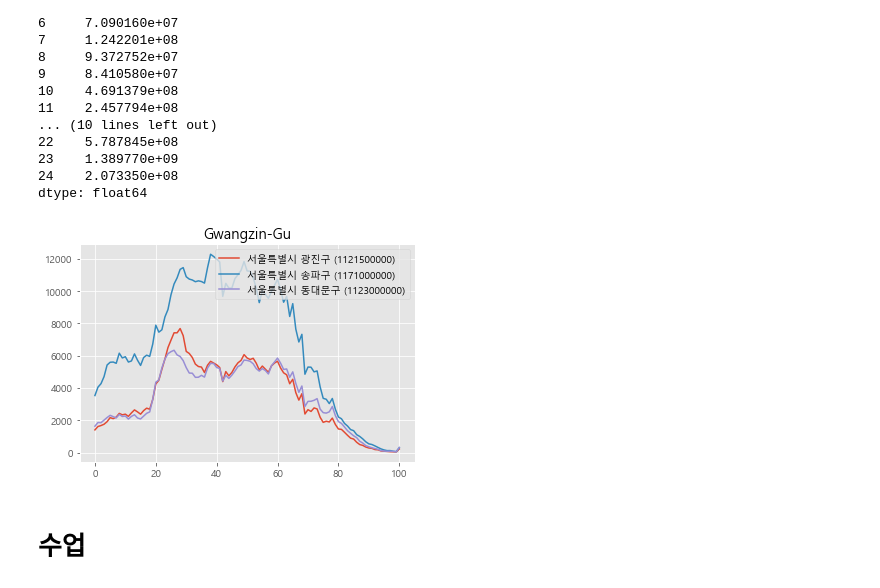
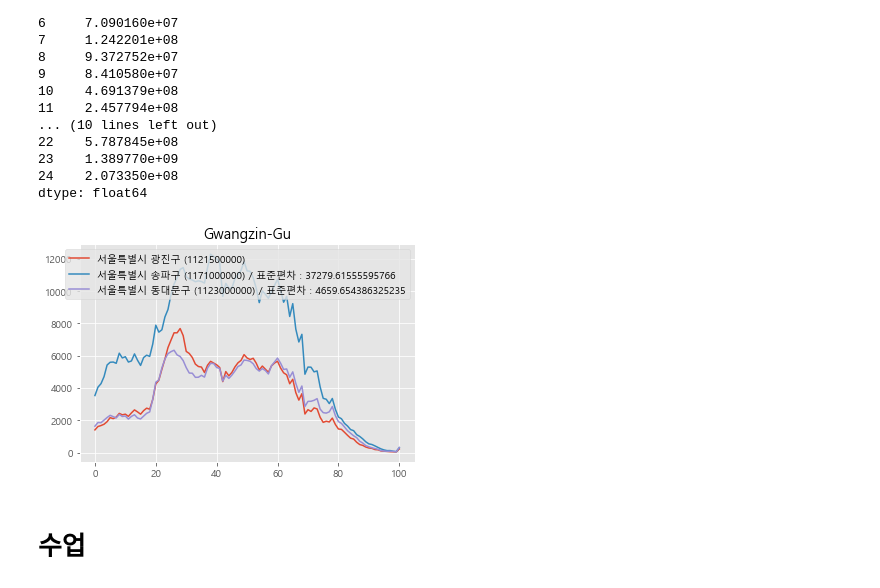
Before and after one commit to Jionee/OpenSrcSW, a Jupyter notebook: week14_lab.ipynb, the cells around one changed output. Saved outputs shown, nothing was run; the diff lists cells and outputs as text; code cells hidden in the pictures.

Commit message:
week14 표준편차 추가

```diff
--- a/week14_lab.ipynb
+++ b/week14_lab.ipynb
@@ -124,22 +125,27 @@ dtype: float64
 # %%
 # .loc[] 은 인덱스(index)를 기준으로 행 데이터를 추출합니다.
 # • .iloc[]은 행 번호를 기준으로 행 데이터를 추출합니다.
+import math
 
 gwangzin = df.loc[gwangzinIndex] #df.loc[index] : dataframe에서 행 뽑아오기
 maxLoc = df.loc[maxIndex]
 minLoc = df.loc[minIndex]
 
 plt.title('Gwangzin-Gu')
 plt.style.use('ggplot') #격자무늬
 plt.rc('font', family='Malgun Gothic') #폰트
 
-plt.plot(kwangzin,label=name[gwangzinIndex+1])
-plt.plot(maxLoc,label=name[maxIndex+1])
-plt.plot(minLoc,label=name[minIndex+1])
+#표준편차 ()
+minSD = math.sqrt(float(result5[minIndex]))
+maxSD = math.sqrt(float(result5[maxIndex]))
+
+plt.plot(gwangzin,label=name[gwangzinIndex+1])
+plt.plot(maxLoc,label=name[maxIndex+1]+" / 표준편차 : "+str(maxSD))
+plt.plot(minLoc,label=name[minIndex+1]+" / 표준편차 : "+str(minSD))
 plt.legend()
 plt.show()
 # %% [output]
-[figure, old version]
+[figure, new version]
 # %% [markdown]
 # 수업
 # %%
```
Also changed, not shown: parts of 1 cell of this notebook.
